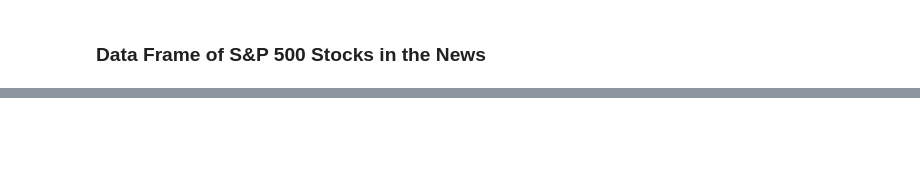
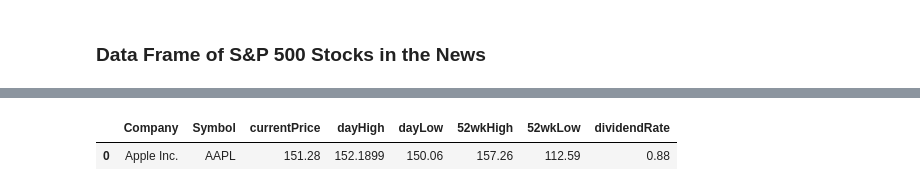
Before and after one commit to jeffreyhwatson/options_apps, a Jupyter notebook: notebooks/options_apps.ipynb, the cells around one changed output, grey strips where cells are left out. Drawn from its saved outputs; the diff is of its cells as text; code cells hidden in the pictures; blank space fills up the shorter version.

```diff
--- a/notebooks/options_apps.ipynb
+++ b/notebooks/options_apps.ipynb
@@ -339,0 +349,5 @@ time: 8.37 ms (started: 2021-11-05 21:57:18 -07:00)
+# %%
+h.prices('AAPL')
+# %% [output]
+|  | Company | Symbol | currentPrice | dayHigh | dayLow | 52wkHigh | 52wkLow | dividendRate |
+| 0 | Apple Inc. | AAPL | 151.28 | 152.1899 | 150.06 | 157.26 | 112.59 | 0.88 |
```
Also changed, not shown: parts of 23 cells of this notebook, 1 other file.
